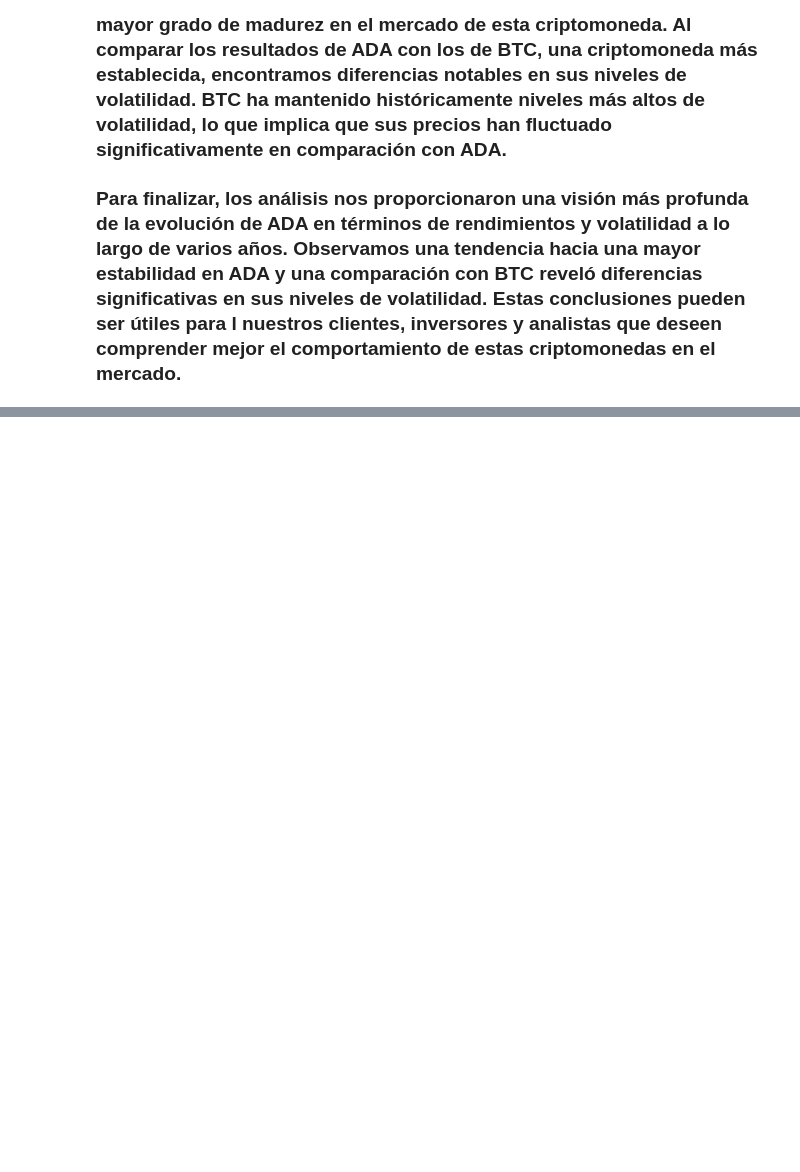
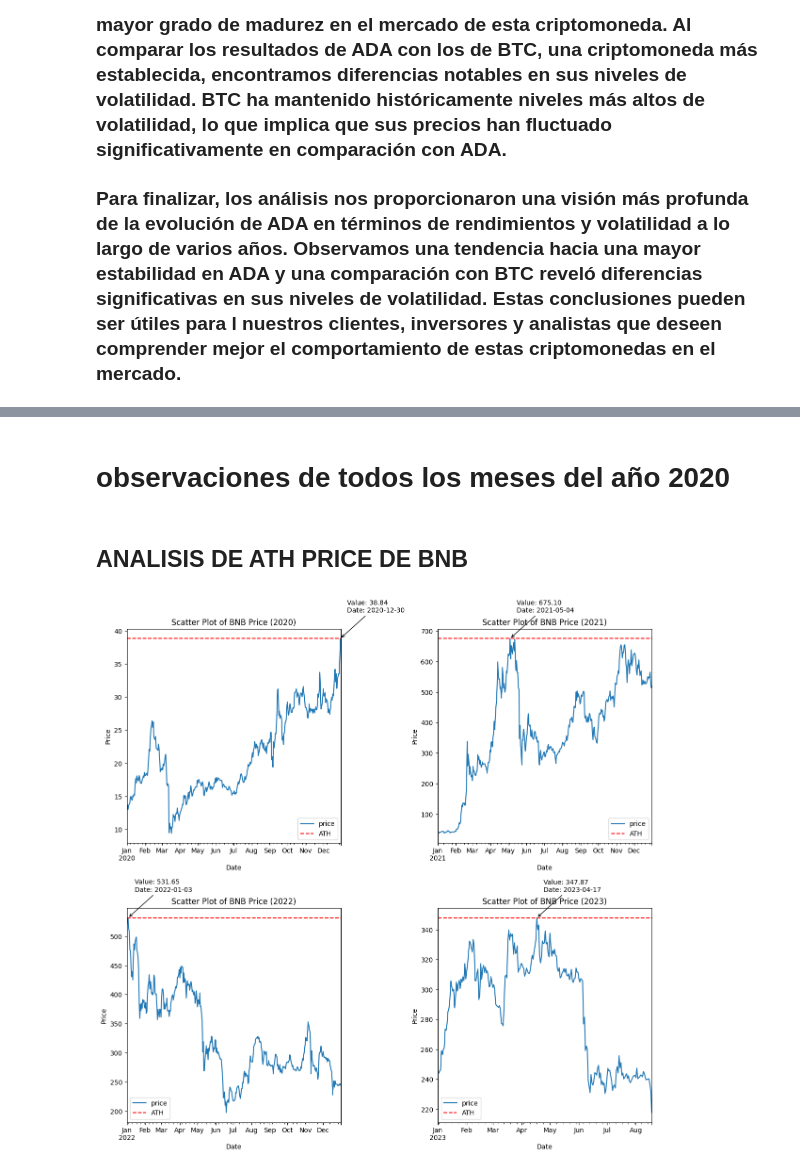
Before and after one commit to Bzetatuc/PI_2_Henry, a Jupyter notebook: EDA/eda.ipynb, the cells around one changed output, grey strips where cells are left out. Cells and saved outputs as stored; diff of their text form; code cells hidden in the pictures; blank space fills up the shorter version.

```diff
--- a/EDA/eda.ipynb
+++ b/EDA/eda.ipynb
@@ -1352,0 +1393,11 @@ plt.show()
+# %% [markdown]
+#  observaciones de todos los meses del año 2020
+# %%
+df_bnb['date'] = pd.to_datetime(df_bnb['date'])
+
+# datos del año 2020
+df_bnb_2020 = df_bnb[df_bnb['date'].dt.year == 2020]
+df_bnb_2020
+
+# Guardar el DataFrame combinado en un archivo CSV
+df_bnb_2020.to_csv('df_bnb_2020.csv', index=False)
@@ -1352,0 +1426,56 @@ plt.show()
+# %%
+#  observaciones de todos los meses del año 2023
+
+df_bnb['date'] = pd.to_datetime(df_bnb['date'])
+
+# datos del año 2023
+df_bnb_2023 = df_bnb[df_bnb['date'].dt.year == 2023]
+df_bnb_2023
+
+# Guardar el DataFrame combinado en un archivo CSV
+df_bnb_2023.to_csv('df_bnb_2023.csv', index=False)
+# %% [markdown]
+## ANALISIS DE ATH PRICE DE BNB
+# %%
+
+# Crear una lista de DataFrames y años correspondientes
+dfs_bnb = [df_bnb_2020,df_bnb_2021,df_bnb_2022,df_bnb_2023]
+years = [2020, 2021, 2022, 2023]
+
+# Configurar el diseño de los subplots
+fig, axes = plt.subplots(2, 2, figsize=(12, 12))
+
+# Iterar a través de los DataFrames y años para generar los subgráficos
+for i, df_bnb in enumerate(dfs_bnb):
+    row = i // 2
+    col = i % 2
+
+    ax = df_bnb.plot(x='date', y='price', kind='line', ax=axes[row, col])
+    ax.set_xlabel('Date')
+    ax.set_ylabel('Price')
+    ax.set_title(f'Scatter Plot of BNB Price ({years[i]})')
+
+    # Obtener el ATH del año actual
+    ath_value = df_bnb['price'].max()
+
+    # Obtener la fecha correspondiente al ATH
+    ath_date = df_bnb.loc[df_bnb['price'].idxmax()]['date']
+
+    # Agregar la línea indicadora del ATH
+    ax.axhline(y=ath_value, color='red', linestyle='--', label='ATH')
+
+    # Formatear la fecha del ATH para mostrar solo el año, mes y día (sin hora)
+    formatted_ath_date = ath_date.strftime('%Y-%m-%d')
+
+    # Agregar anotación para mostrar el valor y la fecha del ATH en cada punto
+    ax.annotate(f'Value: {ath_value:.2f}\nDate: {formatted_ath_date}', xy=(ath_date, ath_value),
+                xytext=(10, 40), textcoords='offset points', arrowprops=dict(arrowstyle='->'))
+
+    # Mostrar leyenda
+    ax.legend()
+
+# Ajustar el diseño de los subplots y mostrar el gráfico
+plt.tight_layout()
+plt.show()
+# %% [output]
+[figure, added]
```
Also changed, not shown: parts of 7 cells of this notebook, 1 other file.
